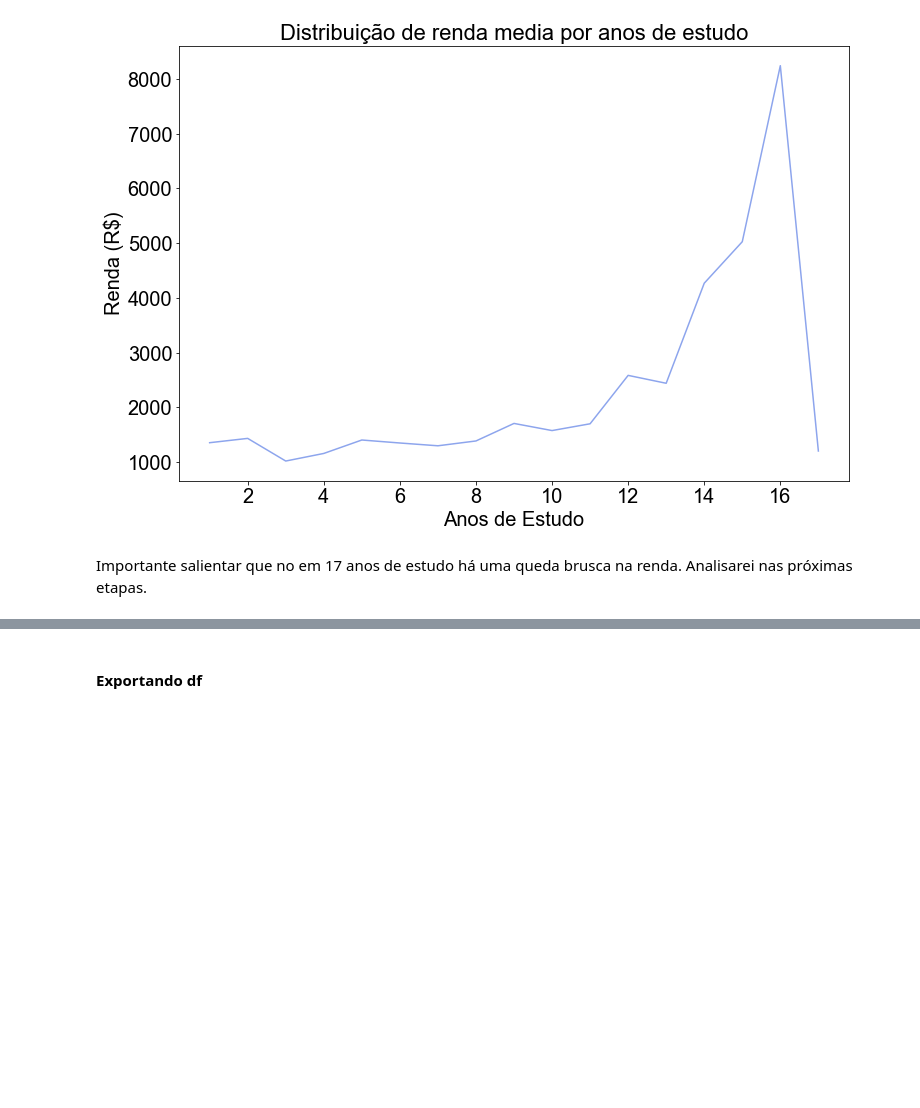
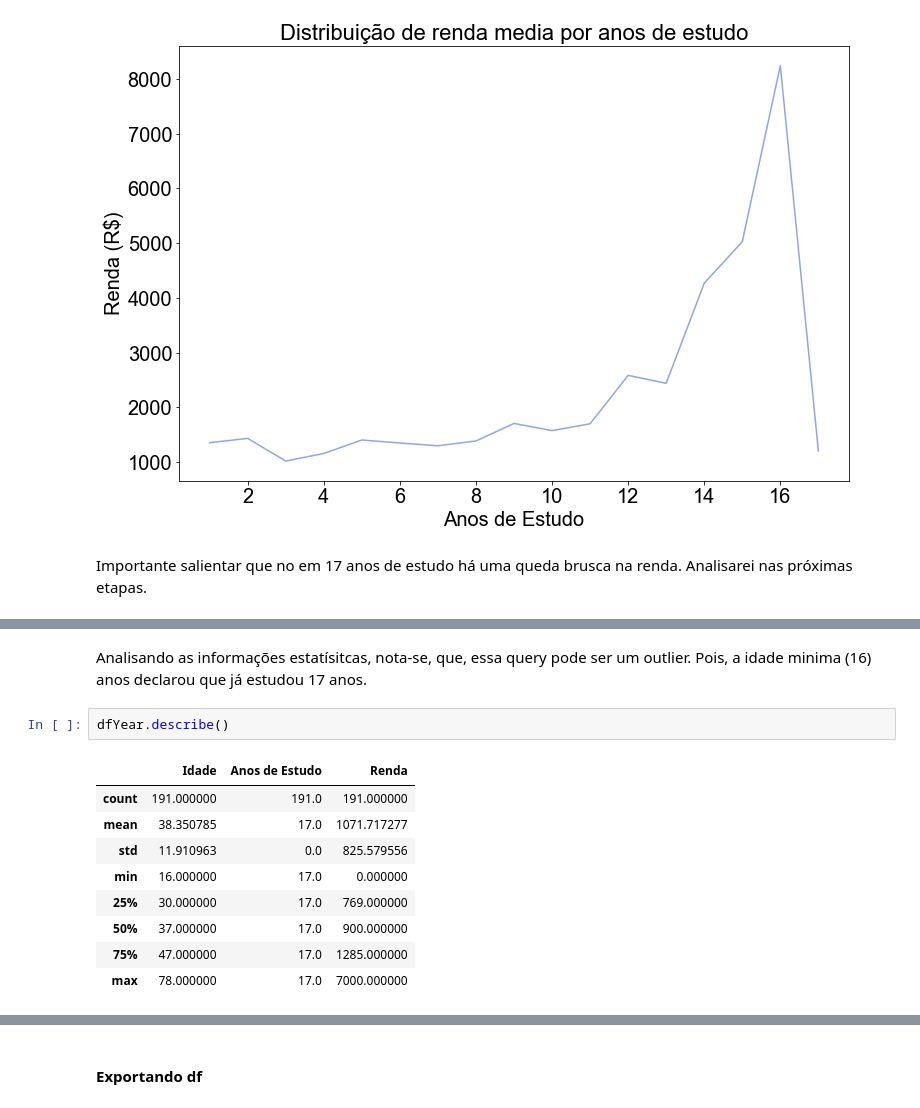
Before and after one commit to Marcus-Bernard0/Data-Science-projects, a Jupyter notebook: 1 - Projeto PNAD/Projeto.ipynb, the cells around one changed output, grey strips where cells are left out. Saved outputs shown, nothing was run; the diff lists cells and outputs as text; blank space fills up the shorter version.

```diff
--- a/1 - Projeto PNAD/Projeto.ipynb
+++ b/1 - Projeto PNAD/Projeto.ipynb
@@ -525,0 +555,14 @@ Analisarei nas próximas etapas.
+# %% [markdown]
+Analisando as informações estatísitcas, nota-se, que, essa query pode ser um outlier. Pois, a idade minima (16) anos declarou que já estudou 17 anos.
+# %%
+dfYear.describe()
+# %% [output]
+|  | Idade | Anos de Estudo | Renda |
+| count | 191.000000 | 191.0 | 191.000000 |
+| mean | 38.350785 | 17.0 | 1071.717277 |
+| std | 11.910963 | 0.0 | 825.579556 |
+| min | 16.000000 | 17.0 | 0.000000 |
+| 25% | 30.000000 | 17.0 | 769.000000 |
+| 50% | 37.000000 | 17.0 | 900.000000 |
+| 75% | 47.000000 | 17.0 | 1285.000000 |
+| max | 78.000000 | 17.0 | 7000.000000 |
```
Also changed, not shown: parts of 8 cells of this notebook.
